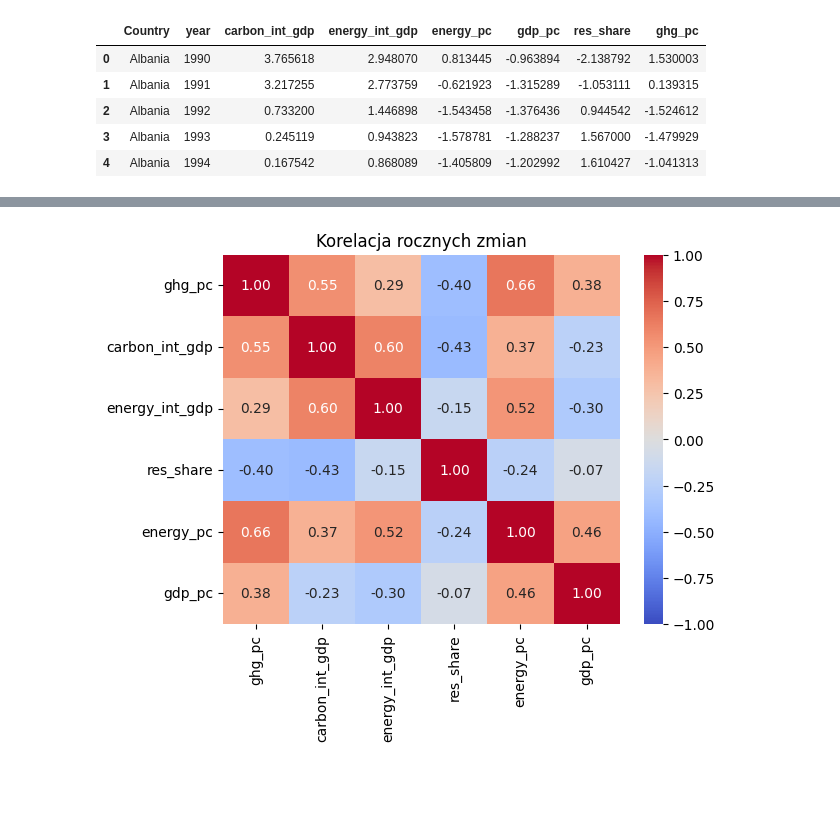
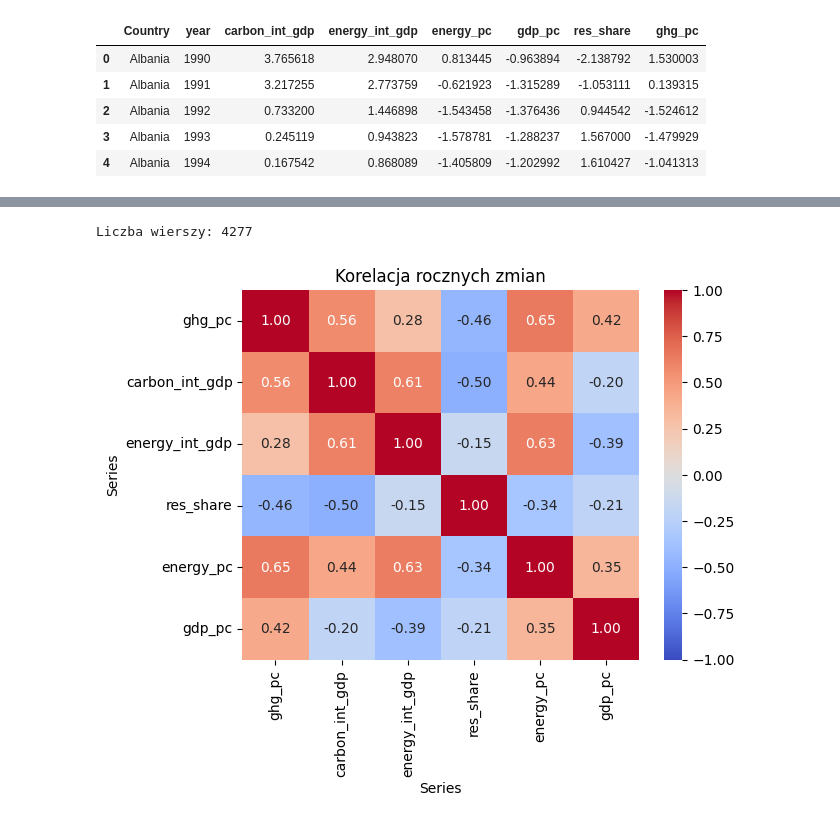
Before and after one commit to Jakarekk/Climate_transformation_pathways, a Jupyter notebook: eda.ipynb, the cells around one changed output, grey strips where cells are left out. Drawn from its saved outputs; the diff is of its cells as text; code cells hidden in the pictures; blank space fills up the shorter version.

Commit message:
fix: correlation is calculated on raw data

```diff
--- a/eda.ipynb
+++ b/eda.ipynb
@@ -73,21 +73,44 @@ plt.show()
 # %%
 
-df_wide = df_wide.sort_values(["Country", "year"])
-zmiany = df_wide[["Country", "year"]].copy()
 
-for w in [ "ghg_pc", "carbon_int_gdp","energy_int_gdp", "energy_pc", "gdp_pc"]:
-    zmiany[w] = df_wide.groupby("Country")[w].transform(lambda s: np.log(s).diff())
+df_raw = pd.read_csv('modified_data\\wdi.csv')
 
-zmiany["res_share"] = df_wide.groupby("Country")["res_share"].diff()
+nazwy = {
+    "Total greenhouse gas emissions excluding LULUCF per capita (t CO2e/capita)": "ghg_pc",
+    "Carbon intensity of GDP (kg CO2e per constant 2015 US$ of GDP)": "carbon_int_gdp",
+    "Energy intensity (kg oe per constant 2015 US$ GDP) [derived]": "energy_int_gdp",
+    "Renewable energy consumption (% of total final energy consumption)": "res_share",
+    "Energy use (kg of oil equivalent per capita)": "energy_pc",
+    "GDP per capita (constant 2015 US$)": "gdp_pc",
+}
+
+df_raw = (df_raw.pivot_table(index=["Country", "year"], columns="Series", values="value")
+                .rename(columns=nazwy)
+                .reset_index()
+                .sort_values(["Country", "year"]))
+
+zmiany = df_raw[["Country", "year"]].copy()
+
+
+for w in ["ghg_pc", "carbon_int_gdp", "energy_int_gdp", "energy_pc", "gdp_pc"]:
+    zmiany[w] = df_raw.groupby("Country")[w].transform(lambda s: np.log(s).diff())
+
+
+zmiany["res_share"] = df_raw.groupby("Country")["res_share"].diff()
+
 zmiany = zmiany.dropna()
+print("Liczba wierszy:", len(zmiany))
 
+wskazniki = ["ghg_pc", "carbon_int_gdp", "energy_int_gdp", "res_share", "energy_pc", "gdp_pc"]
 corr = zmiany[wskazniki].corr(method="spearman")
+
 sns.heatmap(corr, annot=True, cmap="coolwarm", vmin=-1, vmax=1, fmt=".2f")
 plt.title("Korelacja rocznych zmian")
-plt.savefig('attachments/correlation.jpg',bbox_inches='tight')
+plt.savefig('attachments/correlation.jpg', bbox_inches='tight')
 plt.show()
 # %% [output]
+Liczba wierszy: 4277
-[figure, old version]
+[figure, new version]
 # %%
 wybrane = ["Poland", "Germany", "Mexico", "United States", "China", "South Africa" ]
 
```
Also changed, not shown: parts of 2 cells of this notebook.
